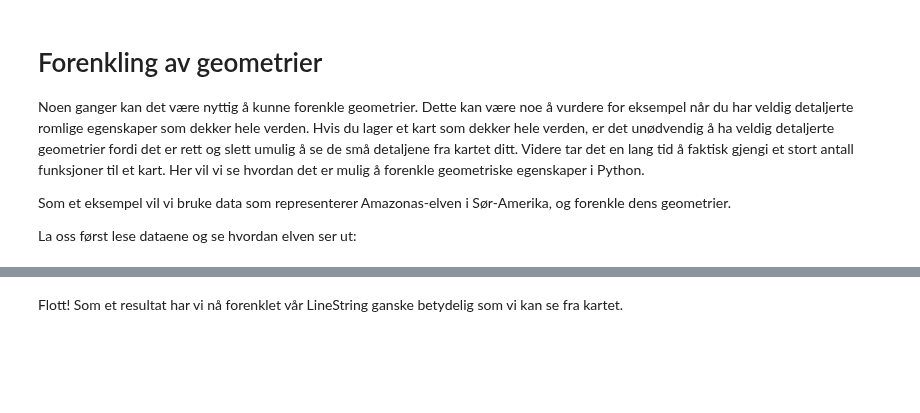
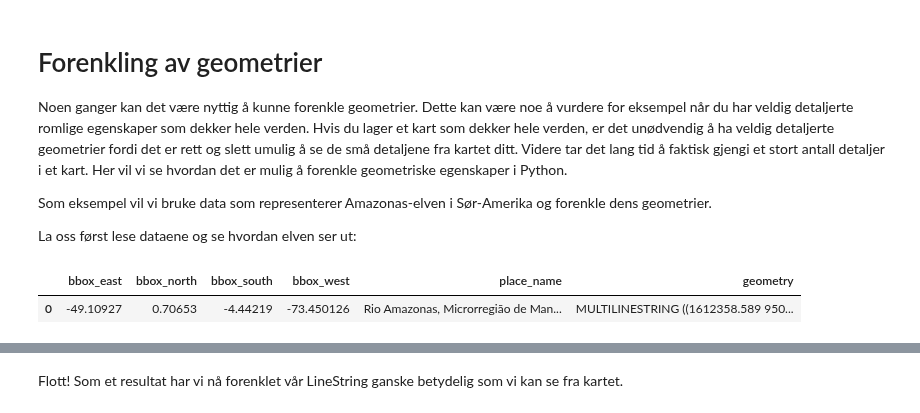
Before and after one commit to haavardaagesen/gmgi221, a Jupyter notebook: content/notebooks/05_simplifisering.ipynb, the cells around one changed output, grey strips where cells are left out. Cells and saved outputs as stored; diff of their text form; code cells hidden in the pictures; blank space fills up the shorter version.

```diff
--- a/content/notebooks/05_simplifisering.ipynb
+++ b/content/notebooks/05_simplifisering.ipynb
@@ -5,23 +5,24 @@
 Noen ganger kan det være nyttig å kunne forenkle geometrier. Dette kan være
 noe å vurdere for eksempel når du har veldig detaljerte romlige egenskaper
 som dekker hele verden. Hvis du lager et kart som dekker hele verden, er det unødvendig å ha veldig detaljerte geometrier fordi det er rett og slett
-umulig å se de små detaljene fra kartet ditt. Videre tar det en
-lang tid å faktisk gjengi et stort antall funksjoner til et kart. Her vil vi
+umulig å se de små detaljene fra kartet ditt. Videre tar det lang tid å faktisk gjengi et stort antall detaljer i et kart. Her vil vi
 se hvordan det er mulig å forenkle geometriske egenskaper i Python.
 
-Som et eksempel vil vi bruke data som representerer Amazonas-elven i Sør-Amerika,
-og forenkle dens geometrier.
+Som eksempel vil vi bruke data som representerer Amazonas-elven i Sør-Amerika og forenkle dens geometrier.
 
 La oss først lese dataene og se hvordan elven ser ut:
 # %%
 import pathlib
 NOTEBOOK_PATH = pathlib.Path().resolve()
-DATA_DIRECTORY = NOTEBOOK_PATH / "data"
+DATA_MAPPE = NOTEBOOK_PATH / "data"
 # %%
 import geopandas
 
-amazon = geopandas.read_file(DATA_DIRECTORY / "amazon_river" / "amazon_river.gpkg")
+amazon = geopandas.read_file(DATA_MAPPE / "amazon_river" / "amazon_river.gpkg")
 
 amazon.head()
+# %% [output]
+|  | bbox_east | bbox_north | bbox_south | bbox_west | place_name | geometry |
+| 0 | -49.10927 | 0.70653 | -4.44219 | -73.450126 | Rio Amazonas, Microrregião de Man... | MULTILINESTRING ((1612358.589 950... |
 # %%
 amazon.crs
```
Also changed, not shown: parts of 4 cells of this notebook, 36 other files.
